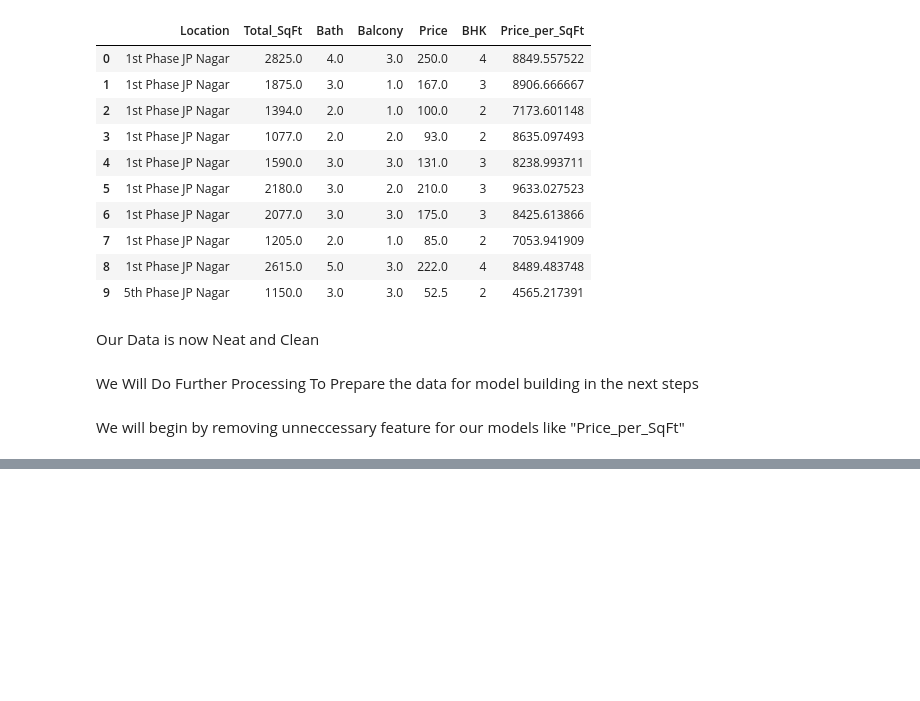
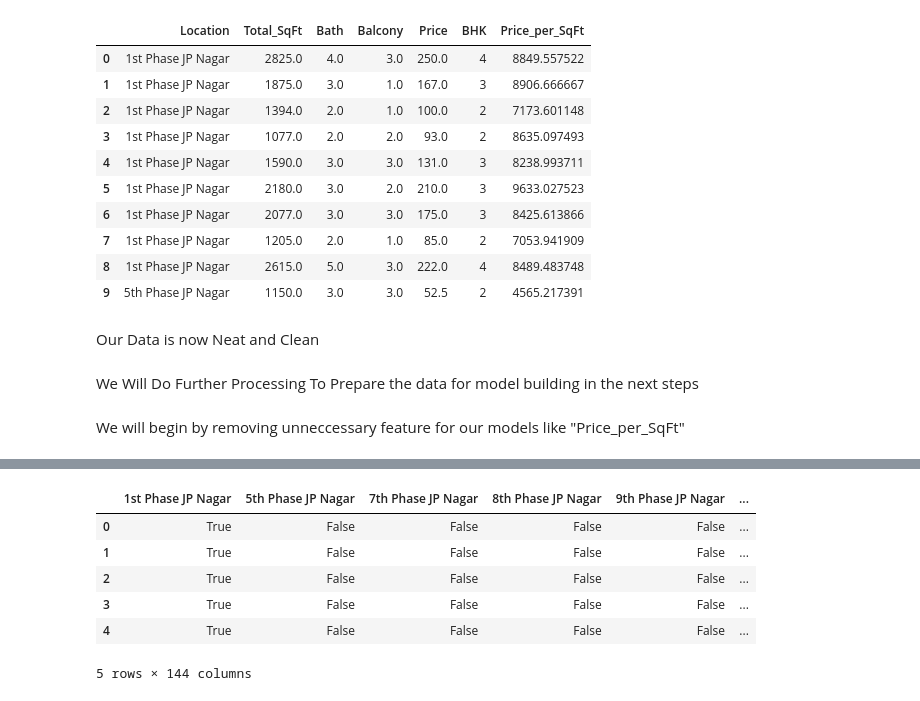
Before and after one commit to MdSaad07/CodeClauseInternship_Housing-Price-Prediction, a Jupyter notebook: housing-price-prediction.ipynb, the cells around one changed output, grey strips where cells are left out. Saved outputs shown, nothing was run; the diff lists cells and outputs as text; code cells hidden in the pictures; blank space fills up the shorter version.

```diff
--- a/housing-price-prediction.ipynb
+++ b/housing-price-prediction.ipynb
@@ -626,0 +638,11 @@ We will begin by removing unneccessary feature for our models like "Price_per_Sq
+# %%
+dummies = pd.get_dummies(data7.Location)
+dummies.head()
+# %% [output]
+|  | 1st Phase JP Nagar | 5th Phase JP Nagar | 7th Phase JP Nagar | 8th Phase JP Nagar | 9th Phase JP Nagar | ... |
+| 0 | True | False | False | False | False | ... |
+| 1 | True | False | False | False | False | ... |
+| 2 | True | False | False | False | False | ... |
+| 3 | True | False | False | False | False | ... |
+| 4 | True | False | False | False | False | ... |
+5 rows × 144 columns
```
Also changed, not shown: parts of 5 cells of this notebook.
